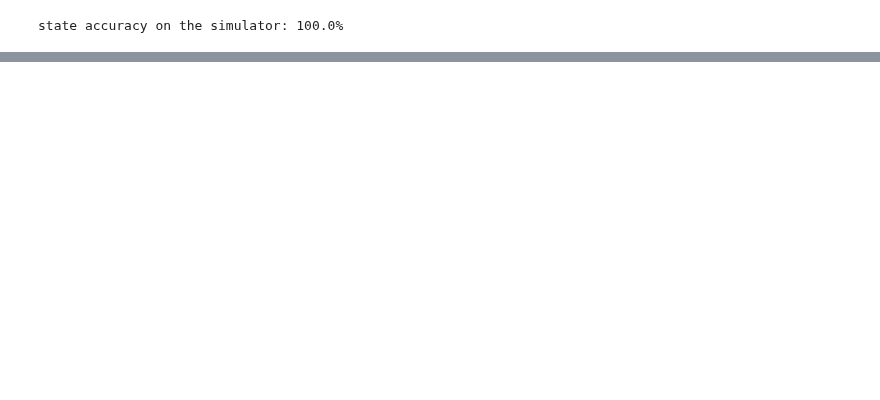
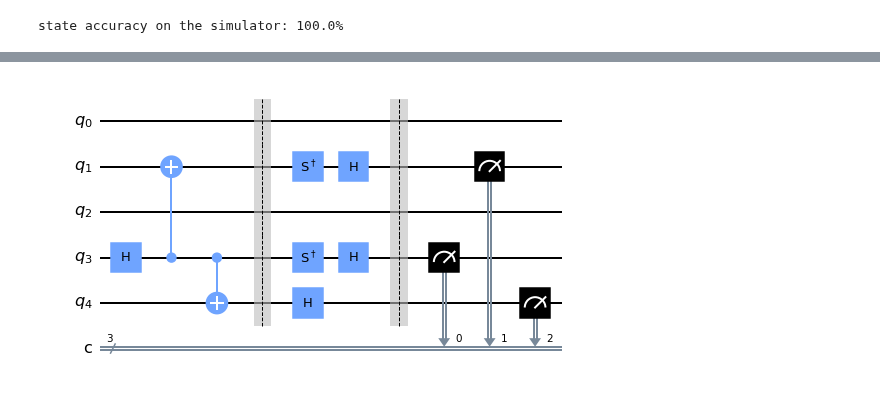
Before and after one commit to FreddyTF/QuantumBiscuit, a Jupyter notebook: Biscuit-improved.ipynb, the cells around one changed output, grey strips where cells are left out. Cells and saved outputs as stored; diff of their text form; code cells hidden in the pictures; blank space fills up the shorter version.

```diff
--- a/Biscuit-improved.ipynb
+++ b/Biscuit-improved.ipynb
@@ -66,3 +99,22 @@ backend1 = FakeVigo()
+# %%
+# backend1: create coupling map + error rate optimised circuit
+
+# map: qubit 0 -> qubit 3
+# qubit 1 -> qubit 1
+# qubit 2 -> qubit 4
+
+circuit_backend1_error = QuantumCircuit(5,3, name=f"GHZ yyx {backend1.name()} error rate optimised") # note that we use 5 qubits here to match the configuration of the device
+circuit_backend1_error.h(3) # qubit with best adjacent multi-qubit gates error rates (cnot)
+circuit_backend1_error.cx(3,1)
+circuit_backend1_error.cx(3,4)
+circuit_backend1_error.barrier()
+circuit_backend1_error.sdg([3,1]) # avoid 4 as it has a worse single qubit error rate
+circuit_backend1_error.h([3,1,4]) # best readout error rates
+circuit_backend1_error.barrier()
+circuit_backend1_error.measure([3,1,4], range(n)) # readout still in same order
+circuit_backend1_error.draw("mpl")
+# %% [output]
+[figure, added]
 # %%
 # compare results from different optimization levels on backend 1
 results_backend1_transpiler = []
```
Also changed, not shown: parts of 5 cells of this notebook.
